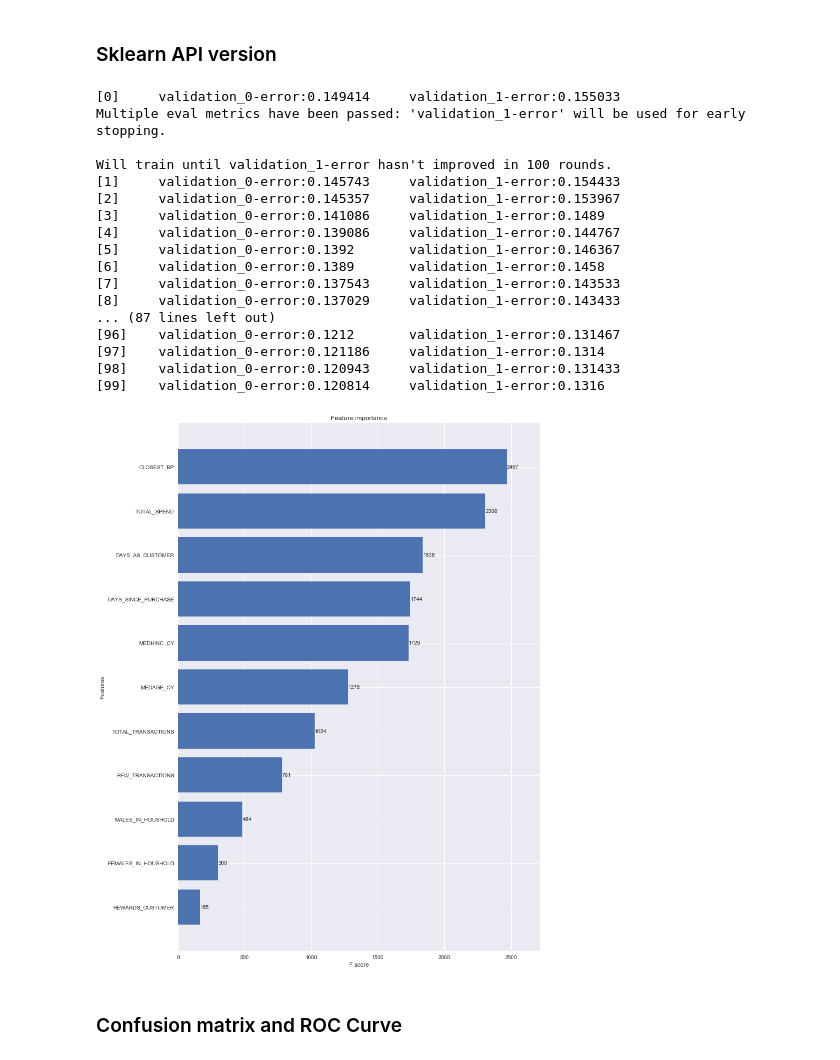
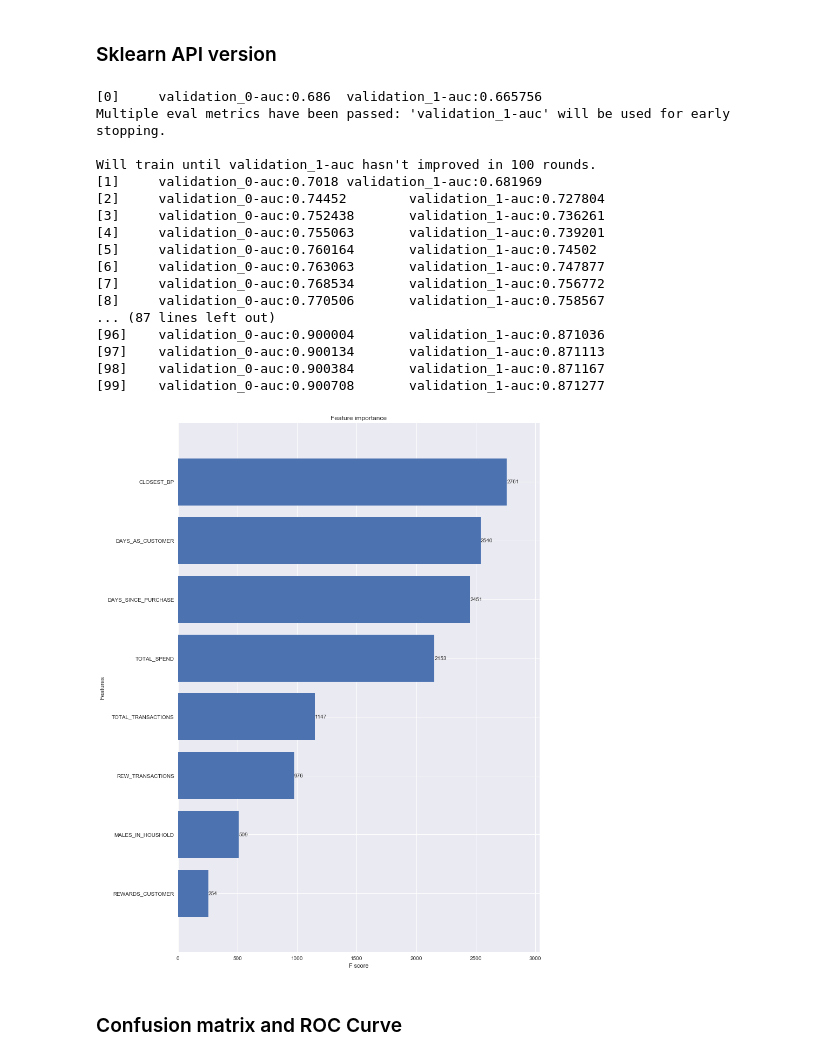
Before and after one commit to FloobtheGreat/IPy_Notebooks, a Jupyter notebook: Analyses/TabModeling.ipynb, the cells around one changed output. Drawn from its saved outputs; the diff is of its cells as text; code cells hidden in the pictures.

```diff
--- a/Analyses/TabModeling.ipynb
+++ b/Analyses/TabModeling.ipynb
@@ -78,0 +71,18 @@ test_X = pd.DataFrame(test_X, columns=collist)
+# %%
+
+imr = Imputer(missing_values='NaN',strategy='median',axis=0)
+imr = imr.fit(X)
+imputed_data = pd.DataFrame(imr.transform(X.values), columns = collist)
+
+for var in collist:
+    coef, pval = stats.pearsonr(imputed_data[var].as_matrix(), y.as_matrix())
+
+    print(var + ' Coef: %.2f  pval:  %.4f' % (coef, pval))
+
+
+collist2 = ['CLOSEST_BP','MALES_IN_HOUSHOLD','REWARDS_CUSTOMER',
+          'DAYS_AS_CUSTOMER','TOTAL_TRANSACTIONS','REW_TRANSACTIONS','TOTAL_SPEND','DAYS_SINCE_PURCHASE']
+
+imputed_data2 = imputed_data[collist2]
+
+imputed_data2.head()
@@ -79 +107,6 @@ test_X = pd.DataFrame(test_X, columns=collist)
+# %%
+train_X, test_X, train_y, test_y = helper.splitData2(imputed_data2, y, 0.5)
+
+train_X = pd.DataFrame(train_X, columns=collist2)
+test_X = pd.DataFrame(test_X, columns=collist2)
 # %%
@@ -102,8 +125,8 @@ memory usage: 5.9 MB
 # %%
 from sklearn.preprocessing import StandardScaler
 stdsc = StandardScaler()
-train_X_std = pd.DataFrame(stdsc.fit_transform(train_X), columns=collist)
-test_X_std = pd.DataFrame(stdsc.fit_transform(test_X), columns=collist)
+train_X_std = pd.DataFrame(stdsc.fit_transform(train_X), columns=collist2)
+test_X_std = pd.DataFrame(stdsc.fit_transform(test_X), columns=collist2)
 
 #sns.pairplot(train_X_std)
 #sns.plt.savefig('Scattermatrix.png')
@@ -172,39 +192,36 @@ plt.show()
 # %% [markdown]
 ### Sklearn API version
 # %%
-train_X_std = pd.DataFrame(stdsc.fit_transform(train_X), columns=collist)
-test_X_std = pd.DataFrame(stdsc.fit_transform(test_X), columns=collist)
-
 mod = xgb.XGBClassifier(max_depth=8, subsample=0.7, colsample_bytree=0.7, objective='binary:logistic', learning_rate=0.05,
                        max_delta_step=0.5, seed=0)
 fitted = mod.fit(train_X_std, train_y,
                  eval_set=[(train_X_std, train_y), (test_X_std, test_y)],
-                 eval_metric='error',
+                 eval_metric='auc',
                  early_stopping_rounds=100,
                  verbose=True)
 
 fig, ax = plt.subplots(figsize=(12,18))
 xgb.plot_importance(fitted, height=0.8, ax=ax)
 plt.show()
 # %% [output]
-[0]     validation_0-error:0.149414     validation_1-error:0.155033
-Multiple eval metrics have been passed: 'validation_1-error' will be used for early stopping.
+[0]     validation_0-auc:0.686  validation_1-auc:0.665756
+Multiple eval metrics have been passed: 'validation_1-auc' will be used for early stopping.
 
-Will train until validation_1-error hasn't improved in 100 rounds.
-[1]     validation_0-error:0.145743     validation_1-error:0.154433
-[2]     validation_0-error:0.145357     validation_1-error:0.153967
-[3]     validation_0-error:0.141086     validation_1-error:0.1489
-[4]     validation_0-error:0.139086     validation_1-error:0.144767
-[5]     validation_0-error:0.1392       validation_1-error:0.146367
-[6]     validation_0-error:0.1389       validation_1-error:0.1458
-[7]     validation_0-error:0.137543     validation_1-error:0.143533
-[8]     validation_0-error:0.137029     validation_1-error:0.143433
+Will train until validation_1-auc hasn't improved in 100 rounds.
+[1]     validation_0-auc:0.7018 validation_1-auc:0.681969
+[2]     validation_0-auc:0.74452        validation_1-auc:0.727804
+[3]     validation_0-auc:0.752438       validation_1-auc:0.736261
+[4]     validation_0-auc:0.755063       validation_1-auc:0.739201
+[5]     validation_0-auc:0.760164       validation_1-auc:0.74502
+[6]     validation_0-auc:0.763063       validation_1-auc:0.747877
+[7]     validation_0-auc:0.768534       validation_1-auc:0.756772
+[8]     validation_0-auc:0.770506       validation_1-auc:0.758567
 ... (87 lines left out)
-[96]    validation_0-error:0.1212       validation_1-error:0.131467
-[97]    validation_0-error:0.121186     validation_1-error:0.1314
-[98]    validation_0-error:0.120943     validation_1-error:0.131433
-[99]    validation_0-error:0.120814     validation_1-error:0.1316
+[96]    validation_0-auc:0.900004       validation_1-auc:0.871036
+[97]    validation_0-auc:0.900134       validation_1-auc:0.871113
+[98]    validation_0-auc:0.900384       validation_1-auc:0.871167
+[99]    validation_0-auc:0.900708       validation_1-auc:0.871277
-[figure, old version]
+[figure, new version]
 # %% [markdown]
 ### Confusion matrix and ROC Curve
 # %%
```
Also changed, not shown: parts of 27 cells of this notebook.
